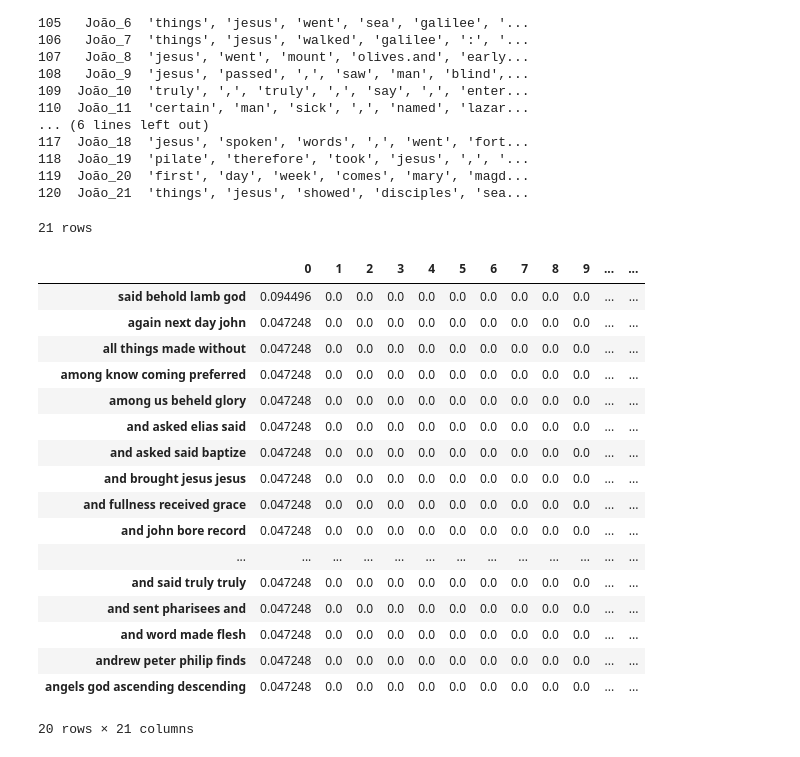
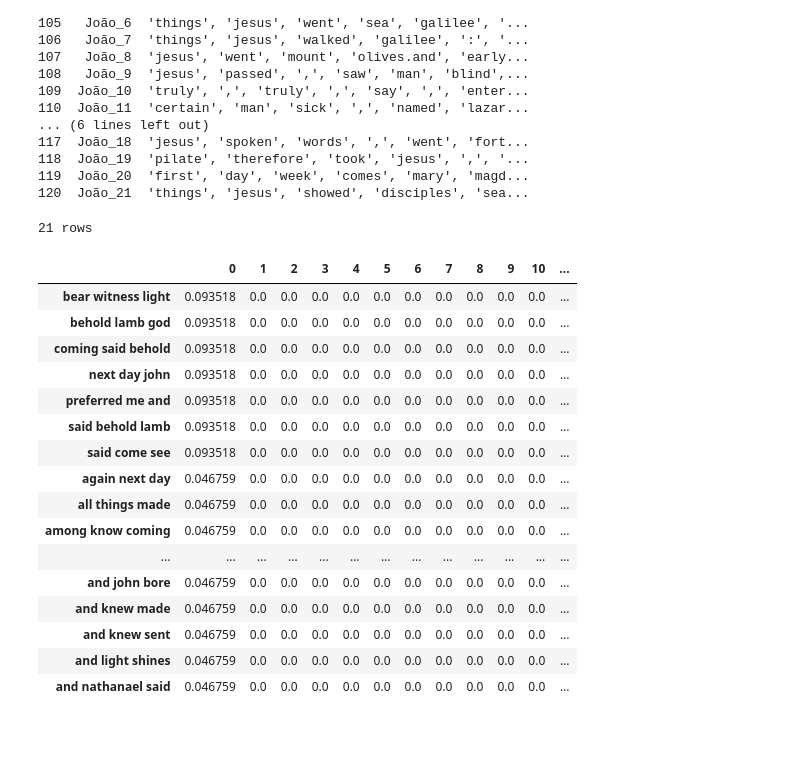
Before and after one commit to Bruno-cesar-dout/Versao_de_experimentos, a Jupyter notebook: Experimento_João.ipynb, the cells around one changed output. Drawn from its saved outputs; the diff is of its cells as text; code cells hidden in the pictures.

```diff
--- a/Experimento_João.ipynb
+++ b/Experimento_João.ipynb
@@ -128,34 +130,33 @@ print(df)
 # %%
 corpus = df['Livro'].tolist()
 # %%
-vectorizer = TfidfVectorizer(ngram_range=(4,4))
+vectorizer = TfidfVectorizer(ngram_range=(3,3))
 X = vectorizer.fit_transform(corpus)
 tf_idf = pd.DataFrame(data = X.toarray(), columns=vectorizer.get_feature_names())
 
 final_df = tf_idf
 
 print("{} rows".format(final_df.shape[0]))
 final_df.T.nlargest(20, 0)
 # %% [output]
 21 rows
-|  | 0 | 1 | 2 | 3 | 4 | 5 | 6 | 7 | 8 | 9 | ... | ... |
-| said behold lamb god | 0.094496 | 0.0 | 0.0 | 0.0 | 0.0 | 0.0 | 0.0 | 0.0 | 0.0 | 0.0 | ... | ... |
-| again next day john | 0.047248 | 0.0 | 0.0 | 0.0 | 0.0 | 0.0 | 0.0 | 0.0 | 0.0 | 0.0 | ... | ... |
-| all things made without | 0.047248 | 0.0 | 0.0 | 0.0 | 0.0 | 0.0 | 0.0 | 0.0 | 0.0 | 0.0 | ... | ... |
-| among know coming preferred | 0.047248 | 0.0 | 0.0 | 0.0 | 0.0 | 0.0 | 0.0 | 0.0 | 0.0 | 0.0 | ... | ... |
-| among us beheld glory | 0.047248 | 0.0 | 0.0 | 0.0 | 0.0 | 0.0 | 0.0 | 0.0 | 0.0 | 0.0 | ... | ... |
-| and asked elias said | 0.047248 | 0.0 | 0.0 | 0.0 | 0.0 | 0.0 | 0.0 | 0.0 | 0.0 | 0.0 | ... | ... |
-| and asked said baptize | 0.047248 | 0.0 | 0.0 | 0.0 | 0.0 | 0.0 | 0.0 | 0.0 | 0.0 | 0.0 | ... | ... |
-| and brought jesus jesus | 0.047248 | 0.0 | 0.0 | 0.0 | 0.0 | 0.0 | 0.0 | 0.0 | 0.0 | 0.0 | ... | ... |
-| and fullness received grace | 0.047248 | 0.0 | 0.0 | 0.0 | 0.0 | 0.0 | 0.0 | 0.0 | 0.0 | 0.0 | ... | ... |
-| and john bore record | 0.047248 | 0.0 | 0.0 | 0.0 | 0.0 | 0.0 | 0.0 | 0.0 | 0.0 | 0.0 | ... | ... |
+|  | 0 | 1 | 2 | 3 | 4 | 5 | 6 | 7 | 8 | 9 | 10 | ... |
+| bear witness light | 0.093518 | 0.0 | 0.0 | 0.0 | 0.0 | 0.0 | 0.0 | 0.0 | 0.0 | 0.0 | 0.0 | ... |
+| behold lamb god | 0.093518 | 0.0 | 0.0 | 0.0 | 0.0 | 0.0 | 0.0 | 0.0 | 0.0 | 0.0 | 0.0 | ... |
+| coming said behold | 0.093518 | 0.0 | 0.0 | 0.0 | 0.0 | 0.0 | 0.0 | 0.0 | 0.0 | 0.0 | 0.0 | ... |
+| next day john | 0.093518 | 0.0 | 0.0 | 0.0 | 0.0 | 0.0 | 0.0 | 0.0 | 0.0 | 0.0 | 0.0 | ... |
+| preferred me and | 0.093518 | 0.0 | 0.0 | 0.0 | 0.0 | 0.0 | 0.0 | 0.0 | 0.0 | 0.0 | 0.0 | ... |
+| said behold lamb | 0.093518 | 0.0 | 0.0 | 0.0 | 0.0 | 0.0 | 0.0 | 0.0 | 0.0 | 0.0 | 0.0 | ... |
+| said come see | 0.093518 | 0.0 | 0.0 | 0.0 | 0.0 | 0.0 | 0.0 | 0.0 | 0.0 | 0.0 | 0.0 | ... |
+| again next day | 0.046759 | 0.0 | 0.0 | 0.0 | 0.0 | 0.0 | 0.0 | 0.0 | 0.0 | 0.0 | 0.0 | ... |
+| all things made | 0.046759 | 0.0 | 0.0 | 0.0 | 0.0 | 0.0 | 0.0 | 0.0 | 0.0 | 0.0 | 0.0 | ... |
+| among know coming | 0.046759 | 0.0 | 0.0 | 0.0 | 0.0 | 0.0 | 0.0 | 0.0 | 0.0 | 0.0 | 0.0 | ... |
 | ... | ... | ... | ... | ... | ... | ... | ... | ... | ... | ... | ... | ... |
-| and said truly truly | 0.047248 | 0.0 | 0.0 | 0.0 | 0.0 | 0.0 | 0.0 | 0.0 | 0.0 | 0.0 | ... | ... |
-| and sent pharisees and | 0.047248 | 0.0 | 0.0 | 0.0 | 0.0 | 0.0 | 0.0 | 0.0 | 0.0 | 0.0 | ... | ... |
-| and word made flesh | 0.047248 | 0.0 | 0.0 | 0.0 | 0.0 | 0.0 | 0.0 | 0.0 | 0.0 | 0.0 | ... | ... |
-| andrew peter philip finds | 0.047248 | 0.0 | 0.0 | 0.0 | 0.0 | 0.0 | 0.0 | 0.0 | 0.0 | 0.0 | ... | ... |
-| angels god ascending descending | 0.047248 | 0.0 | 0.0 | 0.0 | 0.0 | 0.0 | 0.0 | 0.0 | 0.0 | 0.0 | ... | ... |
+| and john bore | 0.046759 | 0.0 | 0.0 | 0.0 | 0.0 | 0.0 | 0.0 | 0.0 | 0.0 | 0.0 | 0.0 | ... |
+| and knew made | 0.046759 | 0.0 | 0.0 | 0.0 | 0.0 | 0.0 | 0.0 | 0.0 | 0.0 | 0.0 | 0.0 | ... |
+| and knew sent | 0.046759 | 0.0 | 0.0 | 0.0 | 0.0 | 0.0 | 0.0 | 0.0 | 0.0 | 0.0 | 0.0 | ... |
+| and light shines | 0.046759 | 0.0 | 0.0 | 0.0 | 0.0 | 0.0 | 0.0 | 0.0 | 0.0 | 0.0 | 0.0 | ... |
+| and nathanael said | 0.046759 | 0.0 | 0.0 | 0.0 | 0.0 | 0.0 | 0.0 | 0.0 | 0.0 | 0.0 | 0.0 | ... |
-20 rows × 21 columns
 # %%
 def run_KMeans(max_k, data):
     max_k += 1
```
Also changed, not shown: parts of 7 cells of this notebook.
